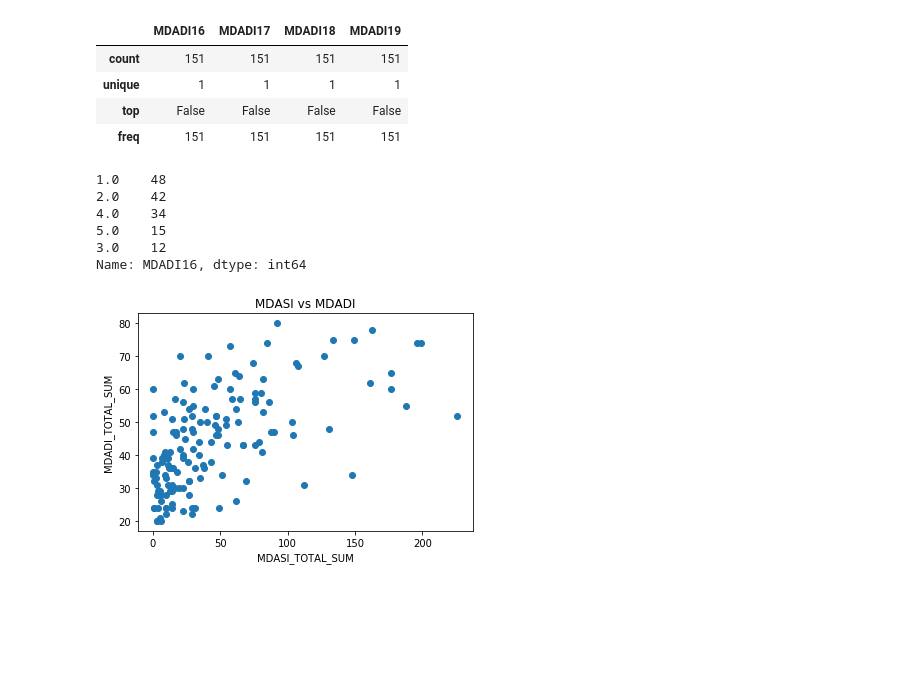
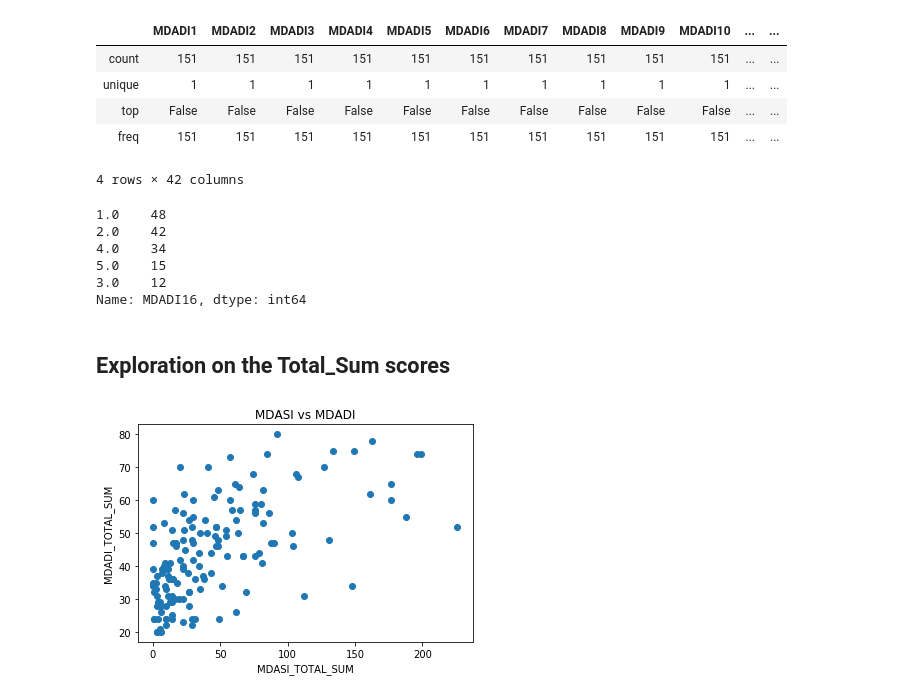
Before and after one commit to Admodan/Research, a Jupyter notebook: Python Scripts/QoL Survey Study.ipynb, the cells around one changed output. Cells and saved outputs as stored; diff of their text form; code cells hidden in the pictures; blank space fills up the shorter version.

```diff
--- a/Python Scripts/QoL Survey Study.ipynb
+++ b/Python Scripts/QoL Survey Study.ipynb
@@ -13,8 +13,6 @@ from mpl_toolkits.mplot3d import Axes3D
 from pathlib import Path
 import os
 # %%
-# dir_path = Path(r'N:\Research\DIR for QoL Study\H&N PRO Spreadsheets')
-# dir_path = Path(r'C:\Users\The Supreme Being\Documents\Research\Head and Neck QoL Project')
-dir_path = Path(r'C:\Users\adamyarschenko\OneDrive - University of Calgary\Head and Neck QoL Project')
-# dir_path = Path(r'C:\Users\The Supreme Being\OneDrive - University of Calgary\Head and Neck QoL Project')
+# dir_path = Path(r'C:\Users\adamyarschenko\OneDrive - University of Calgary\Head and Neck QoL Project')
+dir_path = Path(r'C:\Users\The Supreme Being\OneDrive - University of Calgary\Head and Neck QoL Project')
 file_location = Path(dir_path, r'Anonymized Data (Complete - 66-70 Gy).csv')
@@ -93,13 +50,14 @@ df_MDASI.head()
 df_filtered = df.dropna(subset=['MDADI16', 'XQ1'])
 # %%
 #Check to see if there are any other patients who have not completed all questions.
-df_filtered.loc[:, 'MDADI16':'MDADI19'].isnull().describe()
+df_filtered.loc[:, 'MDADI1': 'XQ_TOTAL_AVE'].isnull().describe()
 # %% [output]
-|  | MDADI16 | MDADI17 | MDADI18 | MDADI19 |
-| count | 151 | 151 | 151 | 151 |
-| unique | 1 | 1 | 1 | 1 |
-| top | False | False | False | False |
-| freq | 151 | 151 | 151 | 151 |
+|  | MDADI1 | MDADI2 | MDADI3 | MDADI4 | MDADI5 | MDADI6 | MDADI7 | MDADI8 | MDADI9 | MDADI10 | ... | ... |
+| count | 151 | 151 | 151 | 151 | 151 | 151 | 151 | 151 | 151 | 151 | ... | ... |
+| unique | 1 | 1 | 1 | 1 | 1 | 1 | 1 | 1 | 1 | 1 | ... | ... |
+| top | False | False | False | False | False | False | False | False | False | False | ... | ... |
+| freq | 151 | 151 | 151 | 151 | 151 | 151 | 151 | 151 | 151 | 151 | ... | ... |
+4 rows × 42 columns
 # %%
 df_filtered['MDADI16'].value_counts()
 # %% [output]
@@ -109,6 +67,8 @@ df_filtered['MDADI16'].value_counts()
 5.0    15
 3.0    12
 Name: MDADI16, dtype: int64
+# %% [markdown]
+## Exploration on the Total_Sum scores
 # %%
 x = df_filtered['MDASI_TOTAL_SUM']
 y = df_filtered['MDADI_TOTAL_SUM']
```
Also changed, not shown: parts of 51 cells of this notebook.
